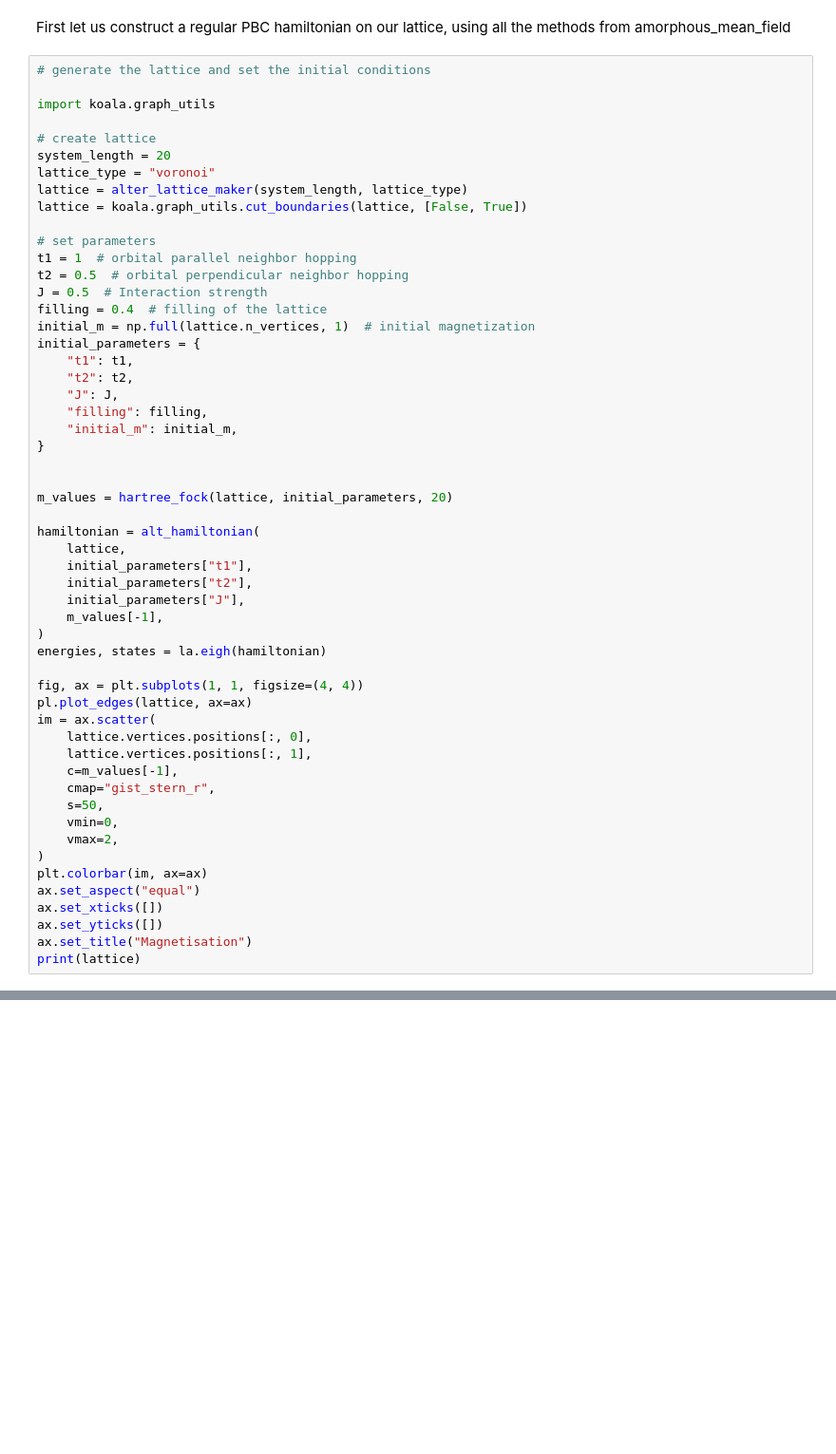
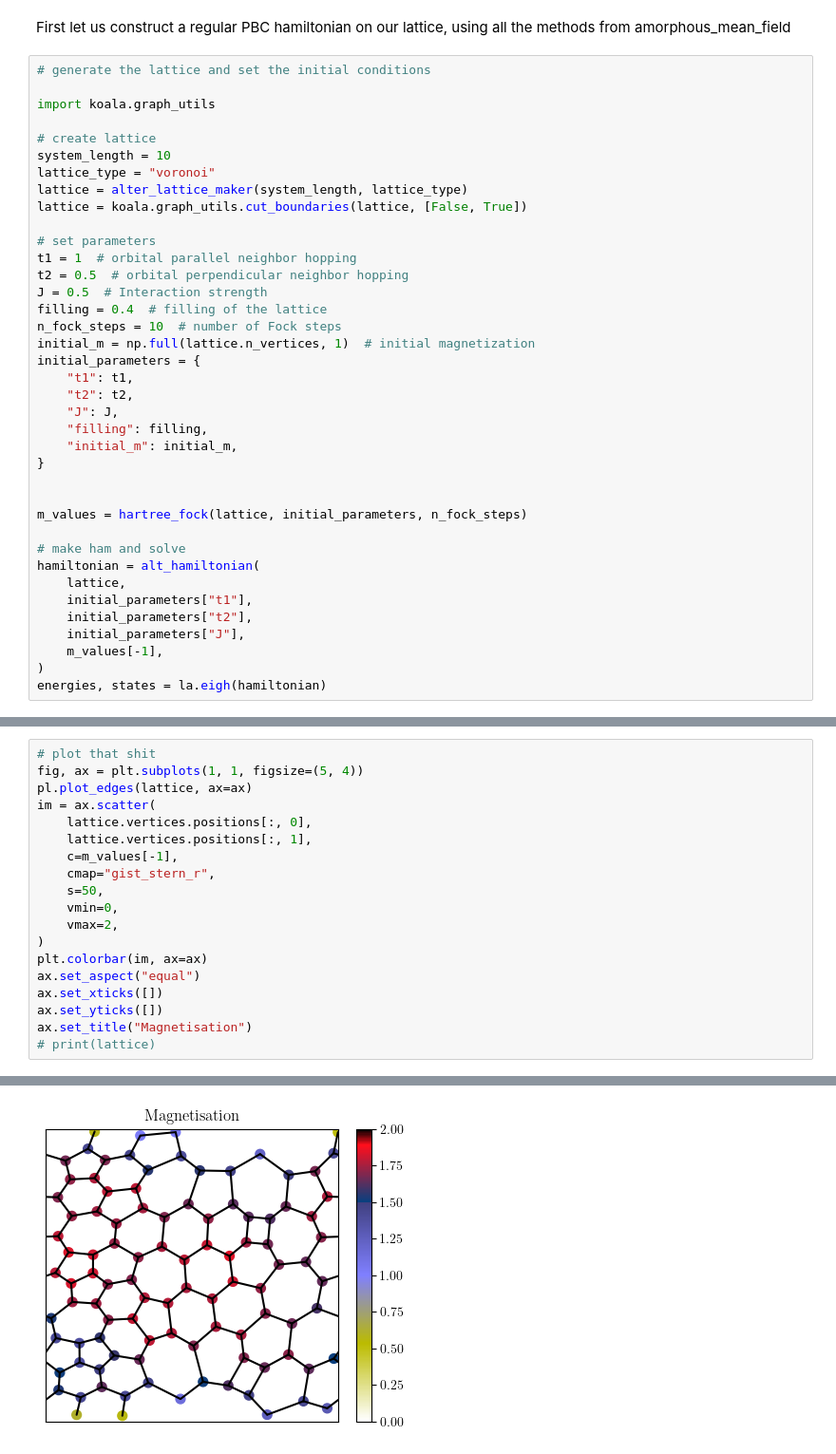
Before and after one commit to dpreuo/alter_morph, a Jupyter notebook: attaching_leads_v2.ipynb, the cells around one changed output, grey strips where cells are left out. Shown at 95% size. Drawn from its saved outputs; the diff is of its cells as text; blank space fills up the shorter version.

```diff
--- a/attaching_leads_v2.ipynb
+++ b/attaching_leads_v2.ipynb
@@ -40,7 +37,7 @@ First let us construct a regular PBC hamiltonian on our lattice, using all the m
 import koala.graph_utils
 
 # create lattice
-system_length = 20
+system_length = 10
 lattice_type = "voronoi"
 lattice = alter_lattice_maker(system_length, lattice_type)
 lattice = koala.graph_utils.cut_boundaries(lattice, [False, True])
@@ -50,6 +47,7 @@ t1 = 1  # orbital parallel neighbor hopping
 t2 = 0.5  # orbital perpendicular neighbor hopping
 J = 0.5  # Interaction strength
 filling = 0.4  # filling of the lattice
+n_fock_steps = 10  # number of Fock steps
 initial_m = np.full(lattice.n_vertices, 1)  # initial magnetization
 initial_parameters = {
     "t1": t1,
@@ -60,8 +58,9 @@ initial_parameters = {
 }
 
 
-m_values = hartree_fock(lattice, initial_parameters, 20)
+m_values = hartree_fock(lattice, initial_parameters, n_fock_steps)
 
+# make ham and solve
 hamiltonian = alt_hamiltonian(
     lattice,
     initial_parameters["t1"],
@@ -70,21 +69,3 @@ hamiltonian = alt_hamiltonian(
     m_values[-1],
 )
 energies, states = la.eigh(hamiltonian)
-
-fig, ax = plt.subplots(1, 1, figsize=(4, 4))
-pl.plot_edges(lattice, ax=ax)
-im = ax.scatter(
-    lattice.vertices.positions[:, 0],
-    lattice.vertices.positions[:, 1],
-    c=m_values[-1],
-    cmap="gist_stern_r",
-    s=50,
-    vmin=0,
-    vmax=2,
-)
-plt.colorbar(im, ax=ax)
-ax.set_aspect("equal")
-ax.set_xticks([])
-ax.set_yticks([])
-ax.set_title("Magnetisation")
-print(lattice)
@@ -99,0 +72,20 @@ Lattice(400 vertices, 583 edges)
+# %%
+# plot that shit
+fig, ax = plt.subplots(1, 1, figsize=(5, 4))
+pl.plot_edges(lattice, ax=ax)
+im = ax.scatter(
+    lattice.vertices.positions[:, 0],
+    lattice.vertices.positions[:, 1],
+    c=m_values[-1],
+    cmap="gist_stern_r",
+    s=50,
+    vmin=0,
+    vmax=2,
+)
+plt.colorbar(im, ax=ax)
+ax.set_aspect("equal")
+ax.set_xticks([])
+ax.set_yticks([])
+ax.set_title("Magnetisation")
+# print(lattice)
+# %% [output]
@@ -99,0 +93 @@ Lattice(400 vertices, 583 edges)
+[figure, added]
```
Also changed, not shown: parts of 6 cells of this notebook, 6 other files.
